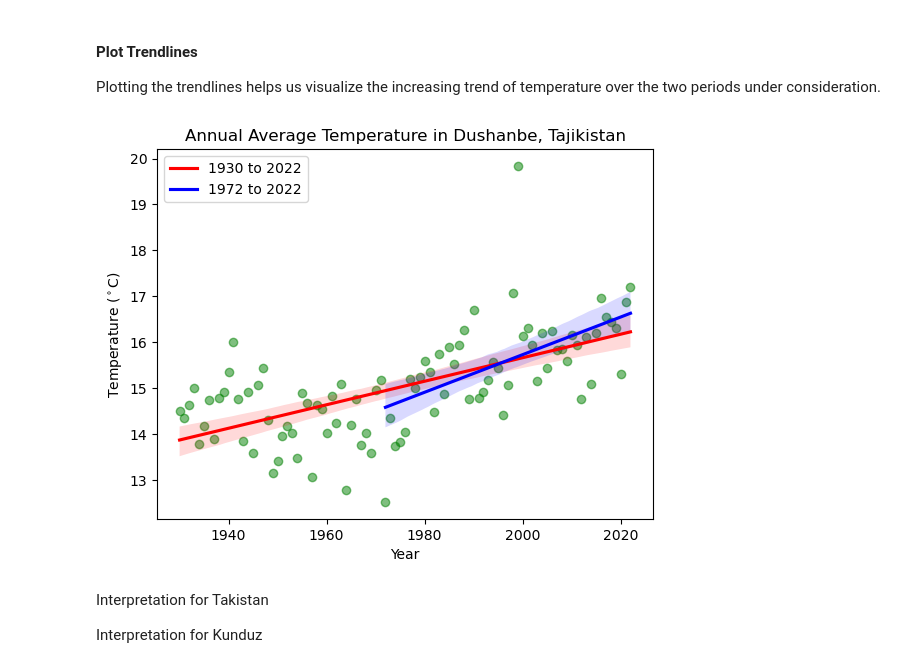
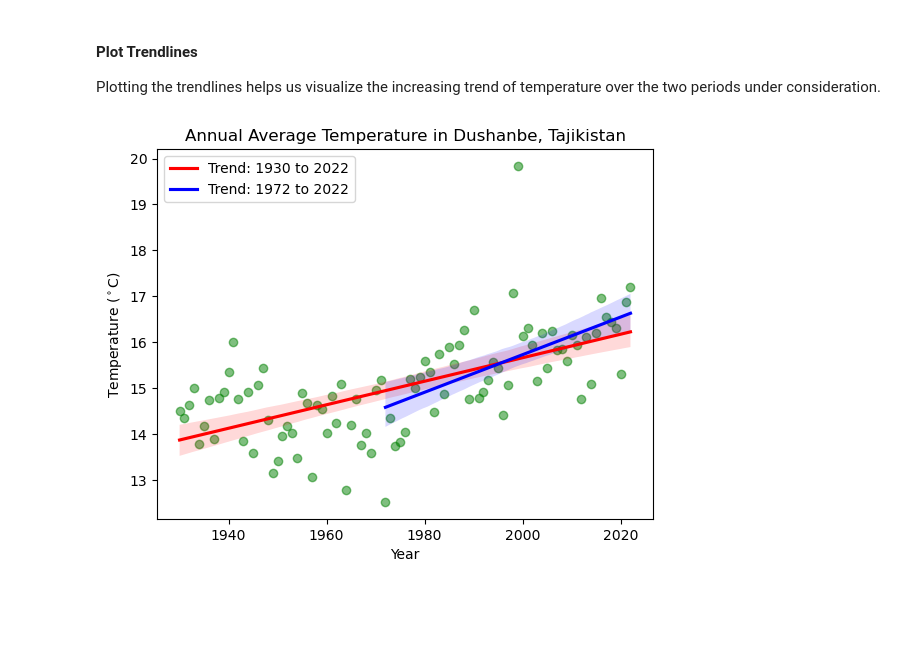
Before and after one commit to hakimsaad9387/01-climate-fall-template, a Jupyter notebook: 06-climate-portfolio.ipynb, the cells around one changed output. Saved outputs shown, nothing was run; the diff lists cells and outputs as text; code cells hidden in the pictures; blank space fills up the shorter version.

```diff
--- a/06-climate-portfolio.ipynb
+++ b/06-climate-portfolio.ipynb
@@ -431,7 +420,7 @@ Plotting the trendlines helps us visualize the increasing trend of temperature o
 # %%
 ### visualize data and trendline for both time ranges
 
-### make a single scatter plot for the longer period
+### make a single scatter plot for the longer/inclusive period
 plt.scatter(
     dush_ann_temp_df.index.year,
     dush_ann_temp_df.avg_temp_cel,
@@ -444,37 +433,33 @@ plt.scatter(
 colors = ['red', 'blue']
 
 
 ### plot trendlines for both time ranges on the same plot
 for i, df in enumerate([dush_ann_temp_df, dush_temp_df_1972_2022]):
 
     ### plot trendline
     sns.regplot(
         x = df.index.year,
         y = df.avg_temp_cel,
 
         ### Disable scatter points to avoid overlapping points
         scatter = False,
 
         ### set different trendline colors
         line_kws = {'color': colors[i]},
 
         ### set relevant labels for the trendlines
-        label = f'{df.index.year.min()} to {df.index.year.max()}'
+        label = f'Trend: {df.index.year.min()} to {df.index.year.max()}'
     )
 
 
 ### set plot title and axis labels
 plt.title('Annual Average Temperature in Dushanbe, Tajikistan')
 plt.xlabel('Year')
 plt.ylabel('Temperature ($^\\circ$C)')
 
 
 plt.legend()
 plt.show()
 # %% [output]
-[figure, old version]
+[figure, new version]
-# %% [markdown]
-Interpretation for Takistan
-
-Interpretation for Kunduz
 # %% [markdown]
```
Also changed, not shown: parts of 12 cells of this notebook, 1 other file.
